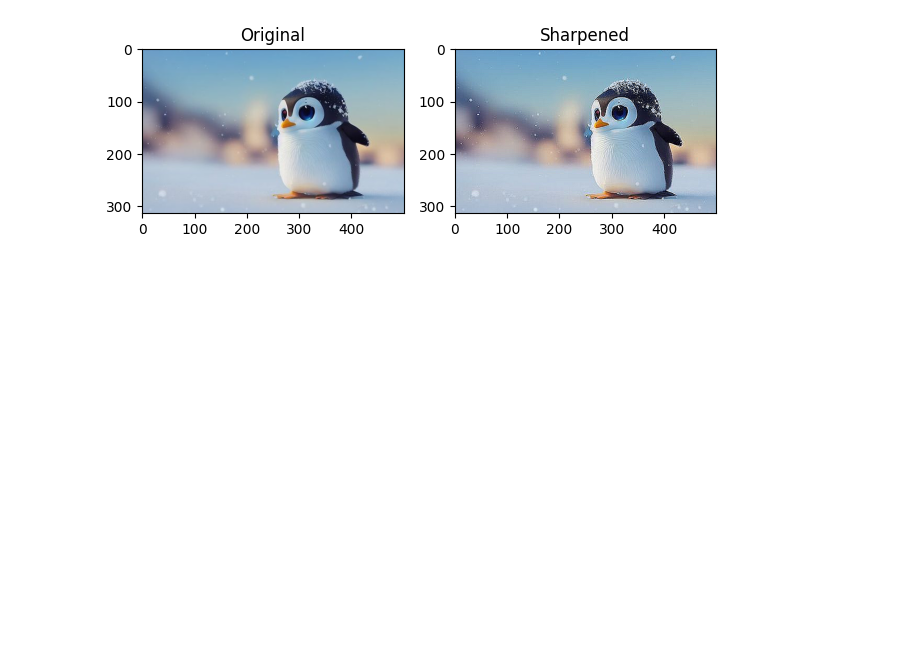
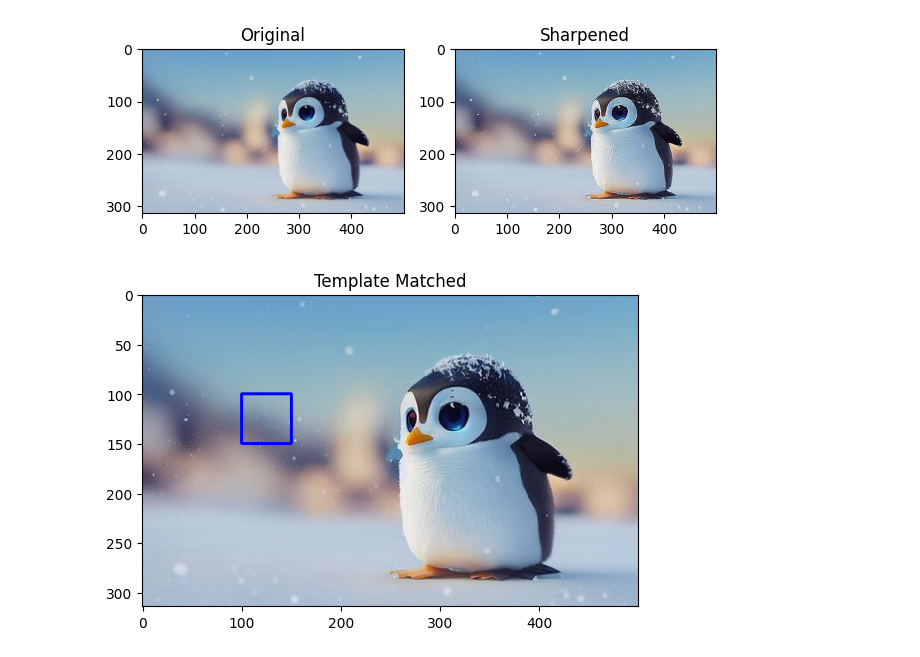
Before and after one commit to SaiDhinakar/cv-intro, a Jupyter notebook: spatial_matching_filtering.ipynb, the cells around one changed output. Drawn from its saved outputs; the diff is of its cells as text; code cells hidden in the pictures; blank space fills up the shorter version.

Commit message:
spatial-matching using matchTemplate, minMaxLoc

```diff
--- a/spatial_matching_filtering.ipynb
+++ b/spatial_matching_filtering.ipynb
@@ -38,3 +38,19 @@ plt.tight_layout()
 plt.show()
 # %% [output]
 [figure]
+# %%
+template = image[100:150, 100:150]
+result = cv.matchTemplate(image, template, cv.TM_CCOEFF_NORMED)
+min_val, max_val, min_loc, max_loc = cv.minMaxLoc(result)
+
+top_left = max_loc
+
+# print(template.shape)
+h, w, _ = template.shape
+matched = cv.rectangle(image.copy(), top_left, (top_left[0]+w, top_left[1]+h), 255, 2)
+
+plt.imshow(cv.cvtColor(matched, cv.COLOR_BGR2RGB))
+plt.title("Template Matched")
+plt.show()
+# %% [output]
+[figure, added]
```
